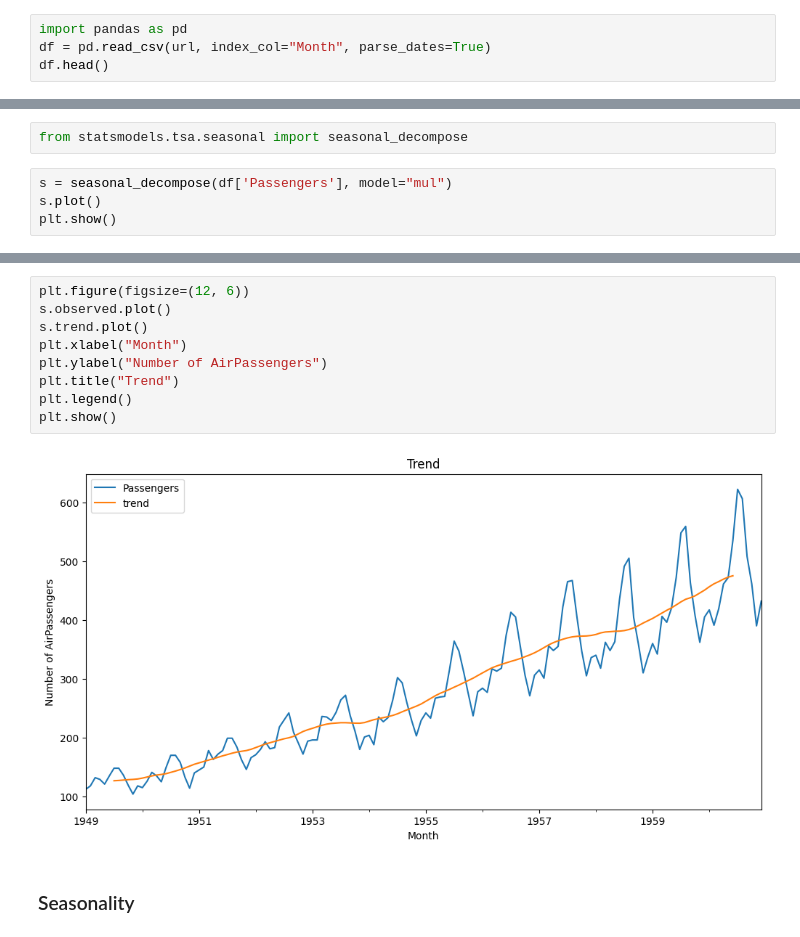
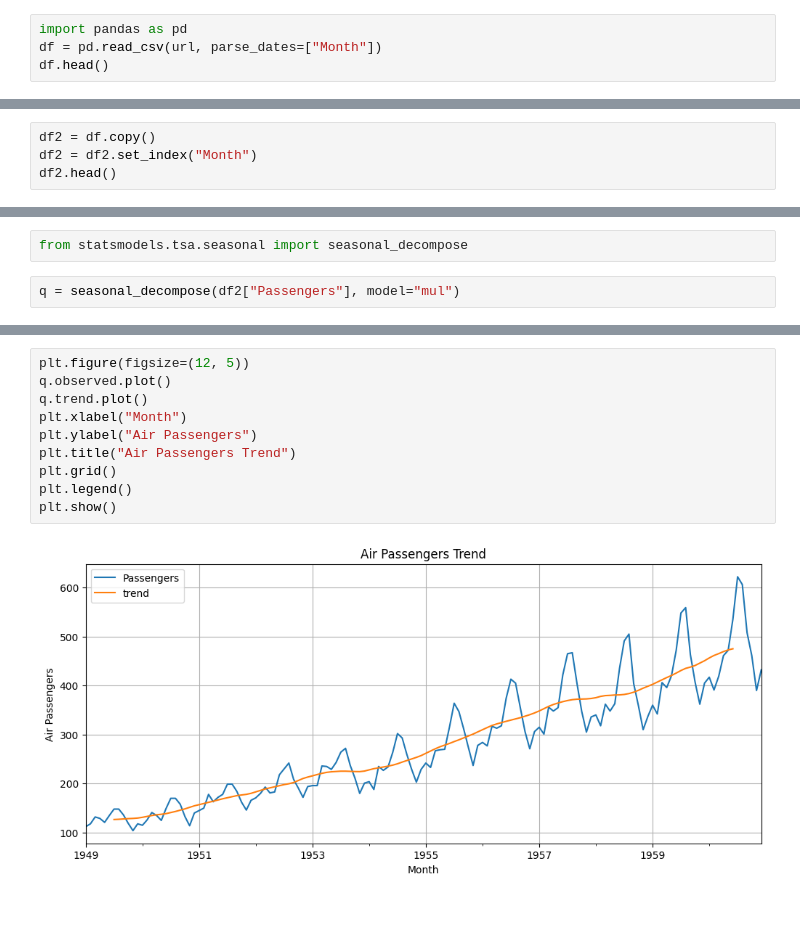
Before and after one commit to utkarshg1/Test1, a Jupyter notebook: Time_Series_Analysis.ipynb, the cells around one changed output, grey strips where cells are left out. Saved outputs shown, nothing was run; the diff lists cells and outputs as text; blank space fills up the shorter version.

```diff
--- a/Time_Series_Analysis.ipynb
+++ b/Time_Series_Analysis.ipynb
@@ -33,6 +11,6 @@ print(url)
 https://raw.githubusercontent.com/utkarshg1/Neural-Net-Datasets/refs/heads/main/AirPassengers.csv
 # %%
 import pandas as pd
-df = pd.read_csv(url, index_col="Month", parse_dates=True)
+df = pd.read_csv(url, parse_dates=["Month"])
 df.head()
 # %% [output]
@@ -150,0 +32,4 @@ import matplotlib.pyplot as plt
+# %%
+df2 = df.copy()
+df2 = df2.set_index("Month")
+df2.head()
@@ -164,6 +61,4 @@ plt.show()
 # %%
 from statsmodels.tsa.seasonal import seasonal_decompose
 # %%
-s = seasonal_decompose(df['Passengers'], model="mul")
-s.plot()
-plt.show()
+q = seasonal_decompose(df2["Passengers"], model="mul")
@@ -174,14 +138,13 @@ plt.show()
 # %%
-plt.figure(figsize=(12, 6))
-s.observed.plot()
-s.trend.plot()
+plt.figure(figsize=(12, 5))
+q.observed.plot()
+q.trend.plot()
 plt.xlabel("Month")
-plt.ylabel("Number of AirPassengers")
-plt.title("Trend")
+plt.ylabel("Air Passengers")
+plt.title("Air Passengers Trend")
+plt.grid()
 plt.legend()
 plt.show()
 # %% [output]
-[figure, old version]
+[figure, new version]
-# %% [markdown]
-### Seasonality
 # %%
```
Also changed, not shown: parts of 80 cells of this notebook.
